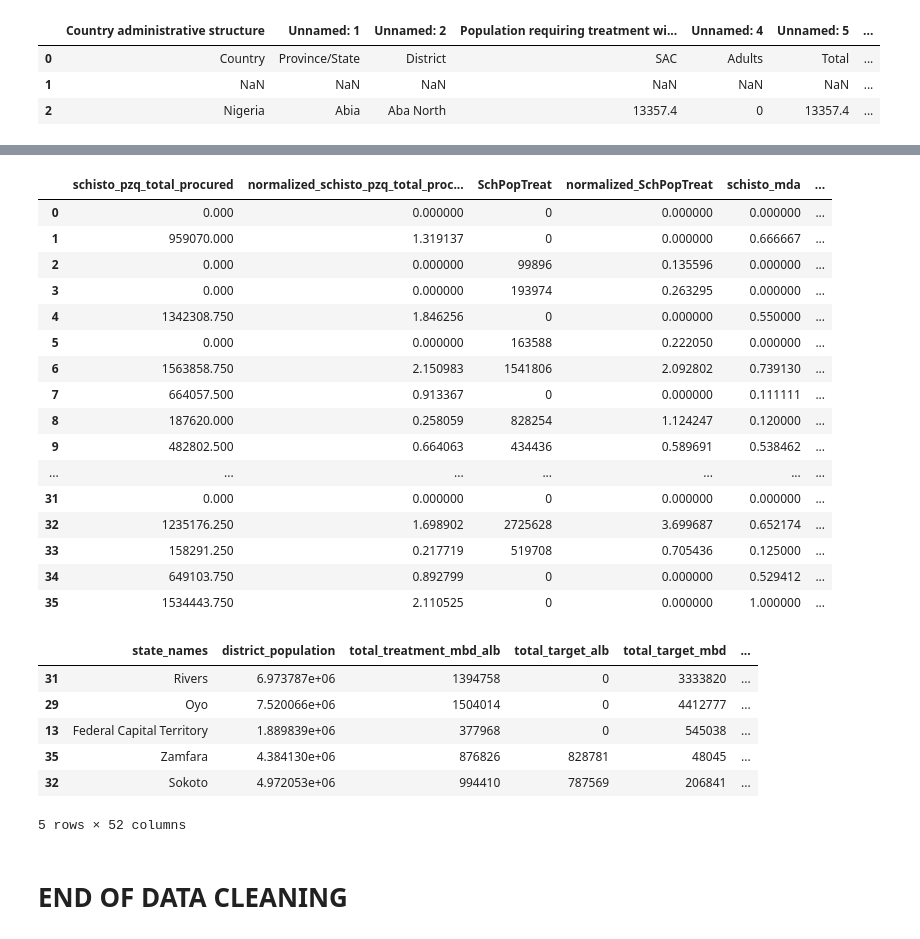
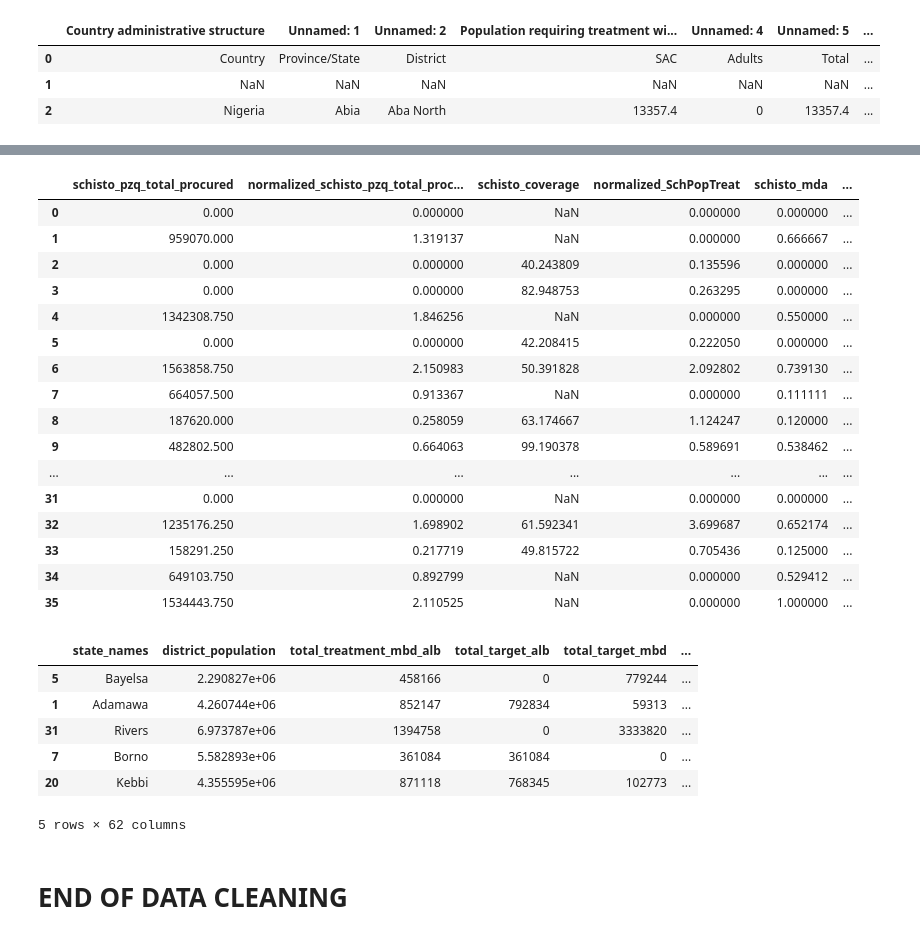
Before and after one commit to stm7631/AA-08-Washington-Data-Wizards, a Jupyter notebook: Code/Cleaning and Aggregating Nigeria Data.ipynb, the cells around one changed output, grey strips where cells are left out. Cells and saved outputs as stored; diff of their text form; code cells hidden in the pictures.

Commit message:
cleaning up data, vizzes, and code folders to contain the final versions

```diff
--- a/Code/Cleaning and Aggregating Nigeria Data.ipynb
+++ b/Code/Cleaning and Aggregating Nigeria Data.ipynb
@@ -216,10 +216,14 @@ nigeria_oncho = nigeria_oncho.groupby('ADMIN1_NAME').sum().reset_index()
 nigeria_sch = nigeria_sch[['ADMIN1_NAME', 'IU_Name', 'PopReq', 'PopTreat']]
 nigeria_sch = nigeria_sch.rename(columns={'PopReq':'SchPopReq', 'PopTreat':'SchPopTreat'})
 nigeria_sch = nigeria_sch.groupby('ADMIN1_NAME').sum().reset_index()
+nigeria_lf = nigeria_lf[['ADMIN1_NAME', 'IU_Name', 'PopReq', 'PopTreat']]
+nigeria_lf = nigeria_lf.rename(columns={'PopReq':'LFPopReq', 'PopTreat':'LFPopTreat'})
+nigeria_lf = nigeria_lf.groupby('ADMIN1_NAME').sum().reset_index()
 # %%
 # Combining all the data sets
 full_state_data = full_state_data.merge(nigeria_oncho, left_on='state_names', right_on='ADMIN1_NAME')
 full_state_data = full_state_data.merge(nigeria_sch, left_on='state_names', right_on='ADMIN1_NAME')
+full_state_data = full_state_data.merge(nigeria_lf, left_on='state_names', right_on='ADMIN1_NAME')
 full_state_data = full_state_data.drop(['ADMIN1_NAME_x', 'ADMIN1_NAME_y'], axis=1)
 # %%
 # Normalizing fields
@@ -228,18 +232,24 @@ full_state_data['normalized_OnchoPopTreat'] = (full_state_data['OnchoPopTreat']
 full_state_data['normalized_schisto_pzq_total_procured'] = (full_state_data['schisto_pzq_total_procured'] / full_state_data['schisto_pzq_total_procured'].mean())
 full_state_data['normalized_SchPopTreat'] = (full_state_data['SchPopTreat'] / full_state_data['SchPopTreat'].mean())
 full_state_data['normalized_pzq_ratio'] = (full_state_data['pzq_ratio'] / full_state_data['pzq_ratio'].mean())
+full_state_data['standardized_pzq_ratio'] = (full_state_data['pzq_ratio'] - full_state_data['pzq_ratio'].mean()) / full_state_data['pzq_ratio'].std()
+full_state_data['standardized_oncho_ivm_ratio'] = (full_state_data['oncho_ivm_ratio'] - full_state_data['oncho_ivm_ratio'].median()) / full_state_data['oncho_ivm_ratio'].std()
 full_state_data['normalized_schisto_yld'] = (full_state_data['schisto_yld'] / full_state_data['schisto_yld'].mean())
+
+
 # Use median here because there are only two values that aren't 2.8, and that messes up the data.
 # Would otherwise use mean
 full_state_data['normalized_oncho_ivm_ratio'] = (full_state_data['oncho_ivm_ratio'] / full_state_data['oncho_ivm_ratio'].median())
 full_state_data['normalized_oncho_yld'] = (full_state_data['oncho_yld'] / full_state_data['oncho_yld'].mean())
 
 # Creating measures
-full_state_data['oncho_coverage'] = full_state_data['OnchoPopTreat'] / full_state_data['OnchoPopReq']
-full_state_data['schisto_coverage'] = full_state_data['SchPopTreat'] / full_state_data['SchPopReq']
+full_state_data['oncho_coverage'] = (full_state_data['OnchoPopTreat'] / full_state_data['OnchoPopReq'] * 100)
+full_state_data['schisto_coverage'] = (full_state_data['SchPopTreat'] / full_state_data['SchPopReq'] * 100)
+full_state_data['lf_coverage'] = (full_state_data['LFPopTreat'] / full_state_data['LFPopReq'] * 100)
 
 full_state_data['Oncho Drug Procured / Treated'] = full_state_data['oncho_ivm_total_procured'] / full_state_data['OnchoPopTreat']
 full_state_data['Schisto Drug Procured / Treated'] = full_state_data['schisto_pzq_total_procured'] / full_state_data['SchPopTreat']
+full_state_data['LF Drug Procured / Treated'] = (full_state_data['lf_alb_total_procured'] + full_state_data['lf_ivm_total_procured']) / full_state_data['LFPopTreat']
 
 full_state_data['Normalized Oncho Drug Procured / Treated'] = full_state_data['normalized_oncho_ivm_total_procured'] / full_state_data['normalized_OnchoPopTreat']
 full_state_data['Normalized Schisto Drug Procured / Treated'] = full_state_data['normalized_schisto_pzq_total_procured'] / full_state_data['normalized_SchPopTreat']
@@ -248,8 +258,9 @@ full_state_data['Oncho Measure'] = full_state_data['normalized_oncho_ivm_ratio']
 full_state_data['Schisto Measure'] = full_state_data['normalized_pzq_ratio'] / full_state_data['normalized_schisto_yld']
 
 # cleaning data
+full_state_data.loc[(full_state_data['Oncho Drug Procured / Treated'] == float("inf")), 'Oncho Drug Procured / Treated'] = None
 full_state_data.loc[(full_state_data['Schisto Drug Procured / Treated'] == float("inf")), 'Schisto Drug Procured / Treated'] = None
-full_state_data.loc[(full_state_data['Oncho Drug Procured / Treated'] == float("inf")), 'Oncho Drug Procured / Treated'] = None
+full_state_data.loc[(full_state_data['LF Drug Procured / Treated'] == float("inf")), 'LF Drug Procured / Treated'] = None
 
 # using to manual change of value because it is an outlier and messing up the std. dev
 schisto_outlier_index = full_state_data.loc[(full_state_data['Schisto Drug Procured / Treated'] > 7), 'Schisto Drug Procured / Treated'].index
@@ -259,7 +270,16 @@ full_state_data.loc[full_state_data['Normalized Oncho Drug Procured / Treated']
 # setting outlier in schisto data to none so as to not mess up the standardization
 full_state_data.loc[(full_state_data['Normalized Schisto Drug Procured / Treated'] == float("inf")) | (full_state_data['Schisto Drug Procured / Treated'] > 7), 'Normalized Schisto Drug Procured / Treated'] = None
 
-full_state_data['Standardized Oncho Drug Procured / Treated'] = (full_state_data['Normalized Oncho Drug Procured / Treated'] - full_state_data['Normalized Oncho Drug Procured / Treated'].mean()) / full_state_data['Normalized Oncho Drug Procured / Treated'].std()
-full_state_data['Standardized Schisto Drug Procured / Treated'] = (full_state_data['Normalized Schisto Drug Procured / Treated'] - full_state_data['Normalized Schisto Drug Procured / Treated'].mean()) / full_state_data['Normalized Schisto Drug Procured / Treated'].std()
+full_state_data['Standardized Oncho Drug Procured / Treated'] = (full_state_data['Oncho Drug Procured / Treated'] - full_state_data['Oncho Drug Procured / Treated'].mean()) / full_state_data['Oncho Drug Procured / Treated'].std()
+full_state_data['Standardized Schisto Drug Procured / Treated'] = (full_state_data['Schisto Drug Procured / Treated'] - full_state_data['Schisto Drug Procured / Treated'].mean()) / full_state_data['Schisto Drug Procured / Treated'].std()
+full_state_data['Standardized LF Drug Procured / Treated'] = (full_state_data['LF Drug Procured / Treated'] - full_state_data['LF Drug Procured / Treated'].mean()) / full_state_data['LF Drug Procured / Treated'].std()
+
 # Setting outlier to max + 1
-full_state_data.loc[schisto_outlier_index, 'Standardized Schisto Drug Procured / Treated'] = full_state_data['Standardized Schisto Drug Procured / Treated'].max() + 1
+#full_state_data.loc[schisto_outlier_index, 'Standardized Schisto Drug Procured / Treated'] = full_state_data['Standardized Schisto Drug Procured / Treated'].max() + 1
+
+full_state_data.loc[(full_state_data['pzq_ratio'] == 0) & (full_state_data['schisto_prev'] >= 1), 'Schisto Measure'] = full_state_data['Schisto Measure'].max() + 1
+full_state_data.loc[(full_state_data['pzq_ratio'] == 0) & (full_state_data['schisto_prev'] < 1), 'Schisto Measure'] = -1
+full_state_data.loc[(full_state_data['pzq_ratio'] == 0) & (full_state_data['schisto_prev'] < 1), 'Schisto Measure 2'] = math.nan
+
+# If the ratio is 0 and the prevalence is 0, its not a problem area
+full_state_data.loc[(full_state_data['Oncho Drug Procured / Treated'] == 0) & (full_state_data['oncho_prev'] == 0), 'Standardized Oncho Drug Procured / Treated'] = 0
@@ -273,3 +292,4 @@ full_state_data.loc[(full_state_data['Oncho Drug Procured / Treated'] == 0) & (f
 # %%
 full_state_data['Oncho Drug Procured / Treated'] = pd.to_numeric(full_state_data['Oncho Drug Procured / Treated'])
 full_state_data['Schisto Drug Procured / Treated'] = pd.to_numeric(full_state_data['Schisto Drug Procured / Treated'])
+full_state_data['LF Drug Procured / Treated'] = pd.to_numeric(full_state_data['LF Drug Procured / Treated'])
@@ -276,34 +316,34 @@ full_state_data['Schisto Drug Procured / Treated'] = pd.to_numeric(full_state_da
 # %%
-full_state_data[['schisto_pzq_total_procured', 'normalized_schisto_pzq_total_procured', 'SchPopTreat', 'normalized_SchPopTreat', 'schisto_mda', 'Schisto Drug Procured / Treated', 'Standardized Schisto Drug Procured / Treated']]
+full_state_data[['schisto_pzq_total_procured', 'normalized_schisto_pzq_total_procured', 'schisto_coverage', 'normalized_SchPopTreat', 'schisto_mda', 'Schisto Drug Procured / Treated', 'Standardized Schisto Drug Procured / Treated' , 'PZQ Ratio * Schisto Coverage']]
 # %% [output]
-|  | schisto_pzq_total_procured | normalized_schisto_pzq_total_proc... | SchPopTreat | normalized_SchPopTreat | schisto_mda | ... |
-| 0 | 0.000 | 0.000000 | 0 | 0.000000 | 0.000000 | ... |
-| 1 | 959070.000 | 1.319137 | 0 | 0.000000 | 0.666667 | ... |
-| 2 | 0.000 | 0.000000 | 99896 | 0.135596 | 0.000000 | ... |
-| 3 | 0.000 | 0.000000 | 193974 | 0.263295 | 0.000000 | ... |
-| 4 | 1342308.750 | 1.846256 | 0 | 0.000000 | 0.550000 | ... |
-| 5 | 0.000 | 0.000000 | 163588 | 0.222050 | 0.000000 | ... |
-| 6 | 1563858.750 | 2.150983 | 1541806 | 2.092802 | 0.739130 | ... |
-| 7 | 664057.500 | 0.913367 | 0 | 0.000000 | 0.111111 | ... |
-| 8 | 187620.000 | 0.258059 | 828254 | 1.124247 | 0.120000 | ... |
-| 9 | 482802.500 | 0.664063 | 434436 | 0.589691 | 0.538462 | ... |
+|  | schisto_pzq_total_procured | normalized_schisto_pzq_total_proc... | schisto_coverage | normalized_SchPopTreat | schisto_mda | ... |
+| 0 | 0.000 | 0.000000 | NaN | 0.000000 | 0.000000 | ... |
+| 1 | 959070.000 | 1.319137 | NaN | 0.000000 | 0.666667 | ... |
+| 2 | 0.000 | 0.000000 | 40.243809 | 0.135596 | 0.000000 | ... |
+| 3 | 0.000 | 0.000000 | 82.948753 | 0.263295 | 0.000000 | ... |
+| 4 | 1342308.750 | 1.846256 | NaN | 0.000000 | 0.550000 | ... |
+| 5 | 0.000 | 0.000000 | 42.208415 | 0.222050 | 0.000000 | ... |
+| 6 | 1563858.750 | 2.150983 | 50.391828 | 2.092802 | 0.739130 | ... |
+| 7 | 664057.500 | 0.913367 | NaN | 0.000000 | 0.111111 | ... |
+| 8 | 187620.000 | 0.258059 | 63.174667 | 1.124247 | 0.120000 | ... |
+| 9 | 482802.500 | 0.664063 | 99.190378 | 0.589691 | 0.538462 | ... |
 | ... | ... | ... | ... | ... | ... | ... |
-| 31 | 0.000 | 0.000000 | 0 | 0.000000 | 0.000000 | ... |
-| 32 | 1235176.250 | 1.698902 | 2725628 | 3.699687 | 0.652174 | ... |
-| 33 | 158291.250 | 0.217719 | 519708 | 0.705436 | 0.125000 | ... |
-| 34 | 649103.750 | 0.892799 | 0 | 0.000000 | 0.529412 | ... |
-| 35 | 1534443.750 | 2.110525 | 0 | 0.000000 | 1.000000 | ... |
+| 31 | 0.000 | 0.000000 | NaN | 0.000000 | 0.000000 | ... |
+| 32 | 1235176.250 | 1.698902 | 61.592341 | 3.699687 | 0.652174 | ... |
+| 33 | 158291.250 | 0.217719 | 49.815722 | 0.705436 | 0.125000 | ... |
+| 34 | 649103.750 | 0.892799 | NaN | 0.000000 | 0.529412 | ... |
+| 35 | 1534443.750 | 2.110525 | NaN | 0.000000 | 1.000000 | ... |
 # %%
 # Looking at the result
 full_state_data.sample(5)
 # %% [output]
 |  | state_names | district_population | total_treatment_mbd_alb | total_target_alb | total_target_mbd | ... |
+| 5 | Bayelsa | 2.290827e+06 | 458166 | 0 | 779244 | ... |
+| 1 | Adamawa | 4.260744e+06 | 852147 | 792834 | 59313 | ... |
 | 31 | Rivers | 6.973787e+06 | 1394758 | 0 | 3333820 | ... |
-| 29 | Oyo | 7.520066e+06 | 1504014 | 0 | 4412777 | ... |
-| 13 | Federal Capital Territory | 1.889839e+06 | 377968 | 0 | 545038 | ... |
-| 35 | Zamfara | 4.384130e+06 | 876826 | 828781 | 48045 | ... |
-| 32 | Sokoto | 4.972053e+06 | 994410 | 787569 | 206841 | ... |
+| 7 | Borno | 5.582893e+06 | 361084 | 361084 | 0 | ... |
+| 20 | Kebbi | 4.355595e+06 | 871118 | 768345 | 102773 | ... |
-5 rows × 52 columns
+5 rows × 62 columns
 # %%
 # Saving data
 full_state_data.to_csv("../Data/Nigeria/state_nigeria_data_5.csv")
```
Also changed, not shown: parts of 5 cells of this notebook, 21 other files.
